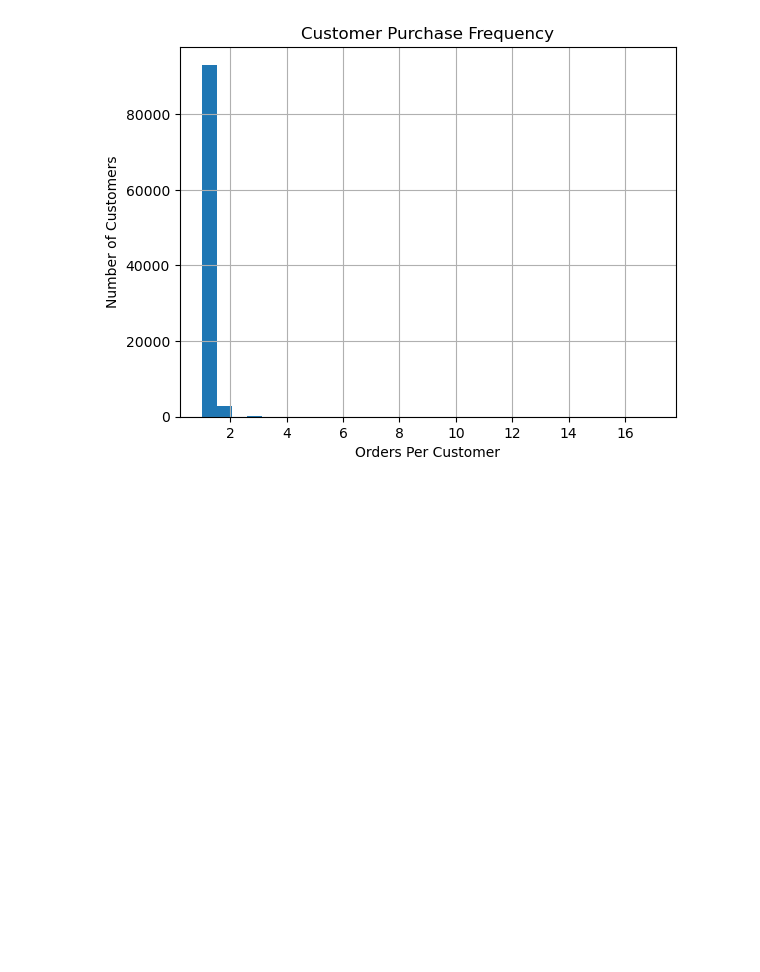
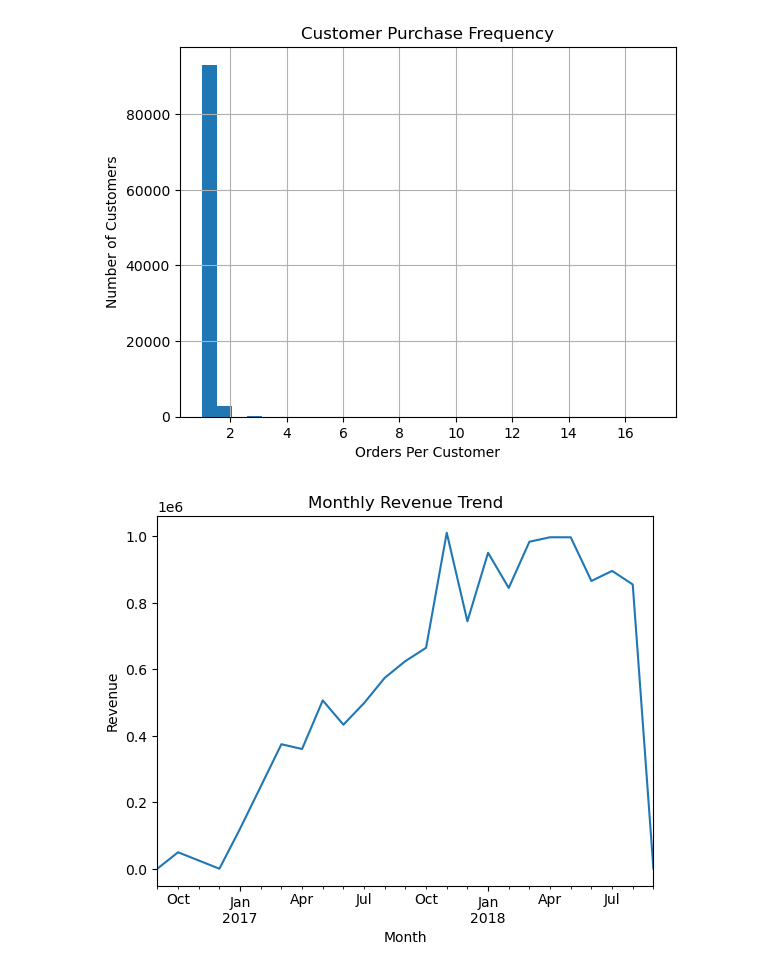
Before and after one commit to asvarshini/AI_Smart_Ecommerce_Analyzer, a Jupyter notebook: notebooks/eda_analysis.ipynb, the cells around one changed output. Saved outputs shown, nothing was run; the diff lists cells and outputs as text; code cells hidden in the pictures; blank space fills up the shorter version.

Commit message:
EDA:monthly revenue treand analysis

```diff
--- a/notebooks/eda_analysis.ipynb
+++ b/notebooks/eda_analysis.ipynb
@@ -248,3 +249,19 @@ plt.ylabel("Number of Customers")
 plt.show()
 # %% [output]
 [figure]
+# %%
+df_revenue=pd.merge(df_orders,df_items,on='order_id')
+# %%
+df_revenue['order_purchase_timestamp'] = pd.to_datetime(df_revenue['order_purchase_timestamp'])
+monthly_revenue = df_revenue.groupby(
+    df_revenue['order_purchase_timestamp'].dt.to_period('M')
+)['price'].sum()
+# %%
+monthly_revenue.plot()
+
+plt.title("Monthly Revenue Trend")
+plt.xlabel("Month")
+plt.ylabel("Revenue")
+plt.show()
+# %% [output]
+[figure, added]
```
Also changed, not shown: parts of 1 cell of this notebook.
